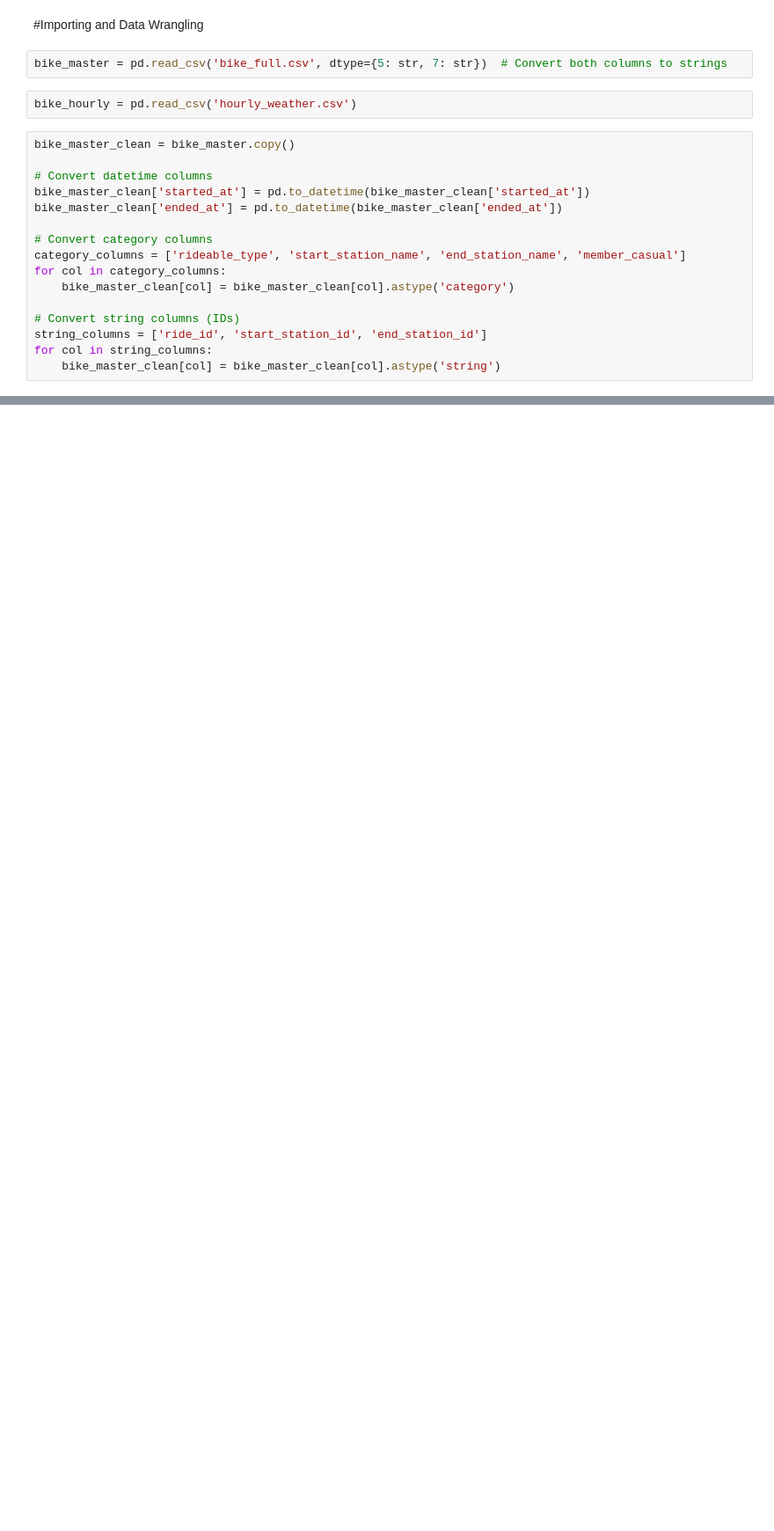
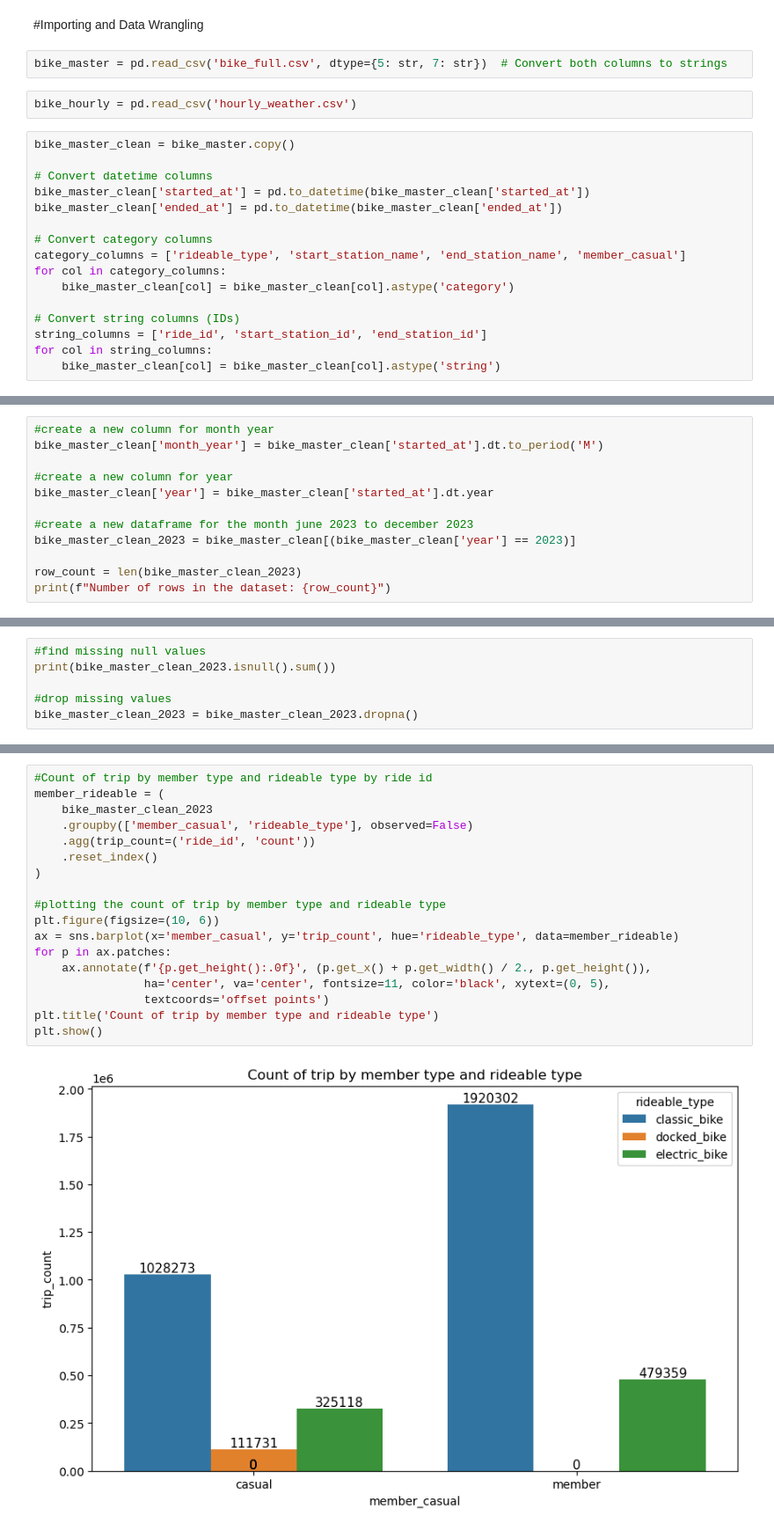
Before and after one commit to rakeshtparayil/capital_bike_share, a Jupyter notebook: capital_bike_share_final.ipynb, the cells around one changed output, grey strips where cells are left out. Shown at 88% size. Cells and saved outputs as stored; diff of their text form; blank space fills up the shorter version.

```diff
--- a/capital_bike_share_final.ipynb
+++ b/capital_bike_share_final.ipynb
@@ -35,0 +64,12 @@ for col in string_columns:
+# %%
+#create a new column for month year
+bike_master_clean['month_year'] = bike_master_clean['started_at'].dt.to_period('M')
+
+#create a new column for year
+bike_master_clean['year'] = bike_master_clean['started_at'].dt.year
+
+#create a new dataframe for the month june 2023 to december 2023
+bike_master_clean_2023 = bike_master_clean[(bike_master_clean['year'] == 2023)]
+
+row_count = len(bike_master_clean_2023)
+print(f"Number of rows in the dataset: {row_count}")
@@ -35,0 +78,6 @@ for col in string_columns:
+# %%
+#find missing null values
+print(bike_master_clean_2023.isnull().sum())
+
+#drop missing values
+bike_master_clean_2023 = bike_master_clean_2023.dropna()
@@ -35,0 +101,20 @@ for col in string_columns:
+# %%
+#Count of trip by member type and rideable type by ride id
+member_rideable = (
+    bike_master_clean_2023
+    .groupby(['member_casual', 'rideable_type'], observed=False)
+    .agg(trip_count=('ride_id', 'count'))
+    .reset_index()
+)
+
+#plotting the count of trip by member type and rideable type
+plt.figure(figsize=(10, 6))
+ax = sns.barplot(x='member_casual', y='trip_count', hue='rideable_type', data=member_rideable)
+for p in ax.patches:
+    ax.annotate(f'{p.get_height():.0f}', (p.get_x() + p.get_width() / 2., p.get_height()),
+                ha='center', va='center', fontsize=11, color='black', xytext=(0, 5),
+                textcoords='offset points')
+plt.title('Count of trip by member type and rideable type')
+plt.show()
+# %% [output]
+[figure, added]
```
Also changed, not shown: parts of 8 cells of this notebook.
